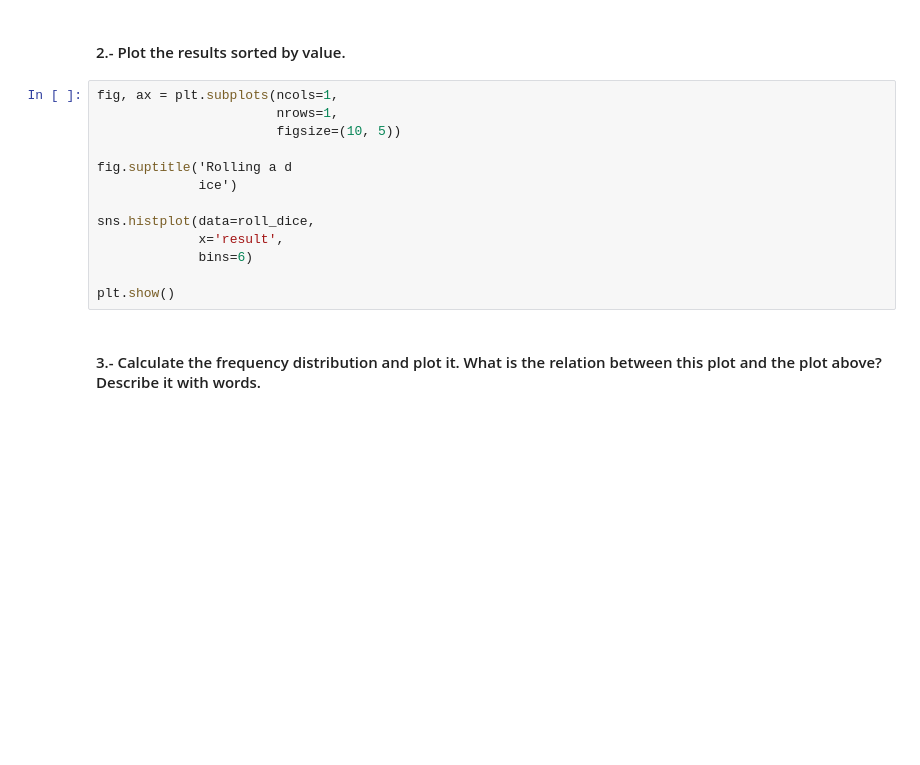
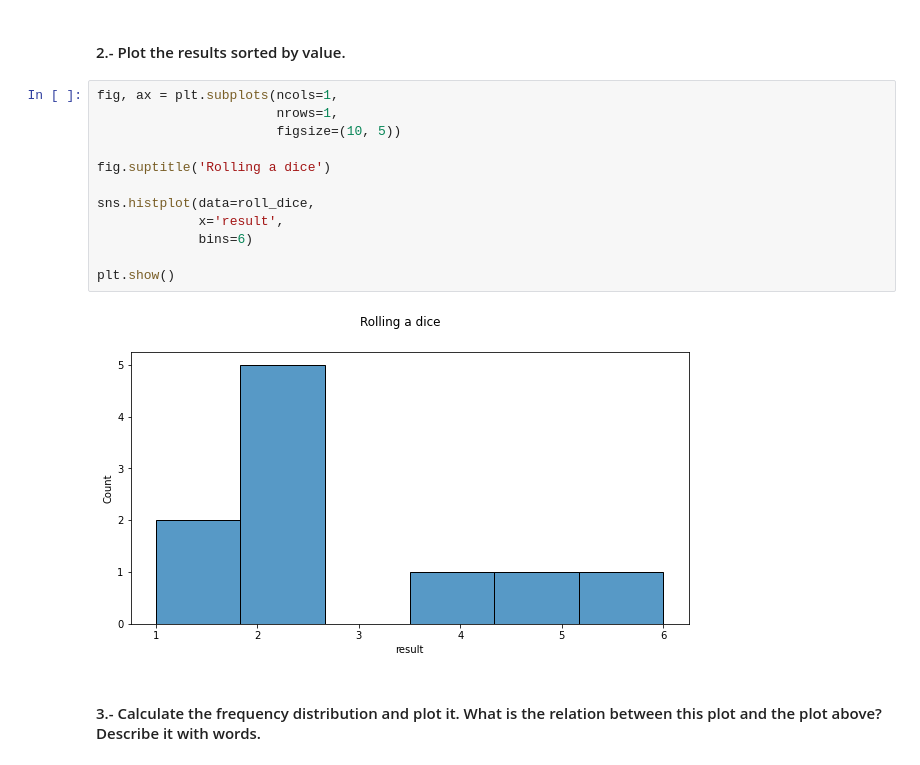
Before and after one commit to elvestevez/dataptmad0522_labs, a Jupyter notebook: module-2/understanding-descriptive-stats/your-code/main.ipynb, the cells around one changed output. Saved outputs shown, nothing was run; the diff lists cells and outputs as text; blank space fills up the shorter version.

```diff
--- a/module-2/understanding-descriptive-stats/your-code/main.ipynb
+++ b/module-2/understanding-descriptive-stats/your-code/main.ipynb
@@ -34,16 +34,17 @@ roll_dice
 # %%
 fig, ax = plt.subplots(ncols=1,
                        nrows=1,
                        figsize=(10, 5))
 
-fig.suptitle('Rolling a d
-             ice')
+fig.suptitle('Rolling a dice')
 
 sns.histplot(data=roll_dice,
              x='result',
              bins=6)
 
 plt.show()
+# %% [output]
+[figure, added]
 # %% [markdown]
 #### 3.- Calculate the frequency distribution and plot it. What is the relation between this plot and the plot above? Describe it with words.
 # %%
```
Also changed, not shown: parts of 10 cells of this notebook.
